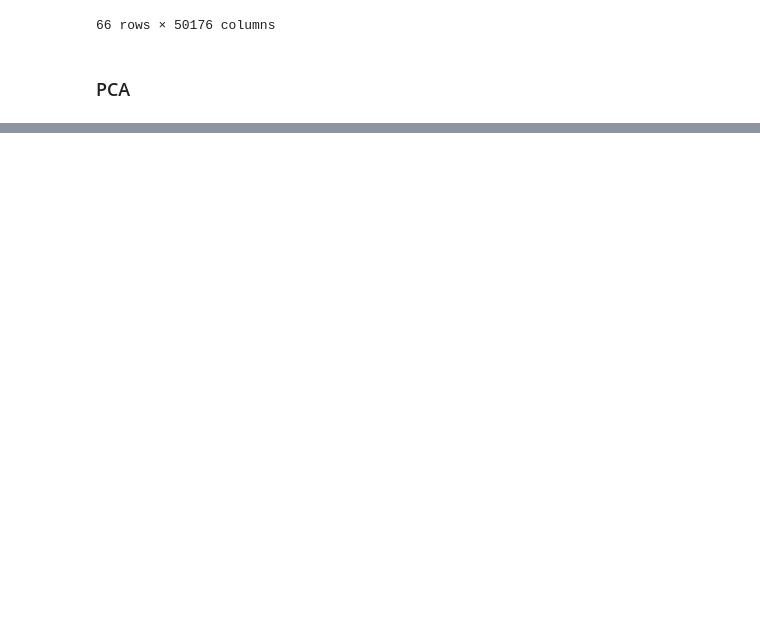
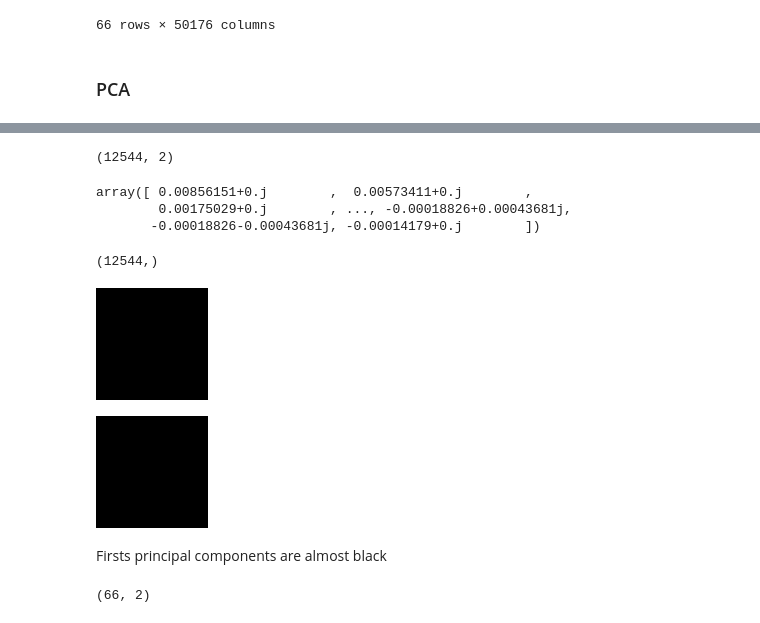
Before and after one commit to mklimek001/machine-learning-basics, a Jupyter notebook: lab2/pum_pca_corn.ipynb, the cells around one changed output, grey strips where cells are left out. Cells and saved outputs as stored; diff of their text form; code cells hidden in the pictures; blank space fills up the shorter version.

```diff
--- a/lab2/pum_pca_corn.ipynb
+++ b/lab2/pum_pca_corn.ipynb
@@ -201,0 +278,6 @@ scaled_df_imgs
+# %%
+cov_mat = np.cov(scaled_imgs.T)
+eigen_vals, eigen_vecs = np.linalg.eig(cov_mat)
+
+print('Covariance Matrix: \n', cov_mat, '\n\n')
+print('Eigenvalues :\n', eigen_vals)
@@ -201,0 +311,5 @@ scaled_df_imgs
+# %%
+eigen_pairs = [(abs(eigen_vals[i]), eigen_vecs[i])
+               for i in range(len(eigen_vals))]
+
+eigen_pairs.sort(key=lambda k: k[0], reverse=True)
@@ -201,0 +341,5 @@ scaled_df_imgs
+# %%
+w = np.hstack((eigen_pairs[0][1][:, np.newaxis],
+               eigen_pairs[1][1][:, np.newaxis]))
+
+print('Matrix W:\n', w)
@@ -201,0 +355,32 @@ scaled_df_imgs
+# %%
+w.shape
+# %% [output]
+(12544, 2)
+# %%
+w[:,0]
+# %% [output]
+array([ 0.00856151+0.j        ,  0.00573411+0.j        ,
+        0.00175029+0.j        , ..., -0.00018826+0.00043681j,
+       -0.00018826-0.00043681j, -0.00014179+0.j        ])
+# %%
+w[:,0].shape
+# %% [output]
+(12544,)
+# %%
+def img_from_array(img):
+    return Image.fromarray((abs(img).astype('uint8')).reshape(SIZE, SIZE))
+# %%
+img_from_array(w[:,0])
+# %% [output]
+[figure, added]
+# %%
+img_from_array(w[:,1])
+# %% [output]
+[figure, added]
+# %% [markdown]
+Firsts principal components are almost black
+# %%
+pca_imgs = scaled_imgs.dot(w)
+pca_imgs.shape
+# %% [output]
+(66, 2)
```
Also changed, not shown: parts of 71 cells of this notebook.
